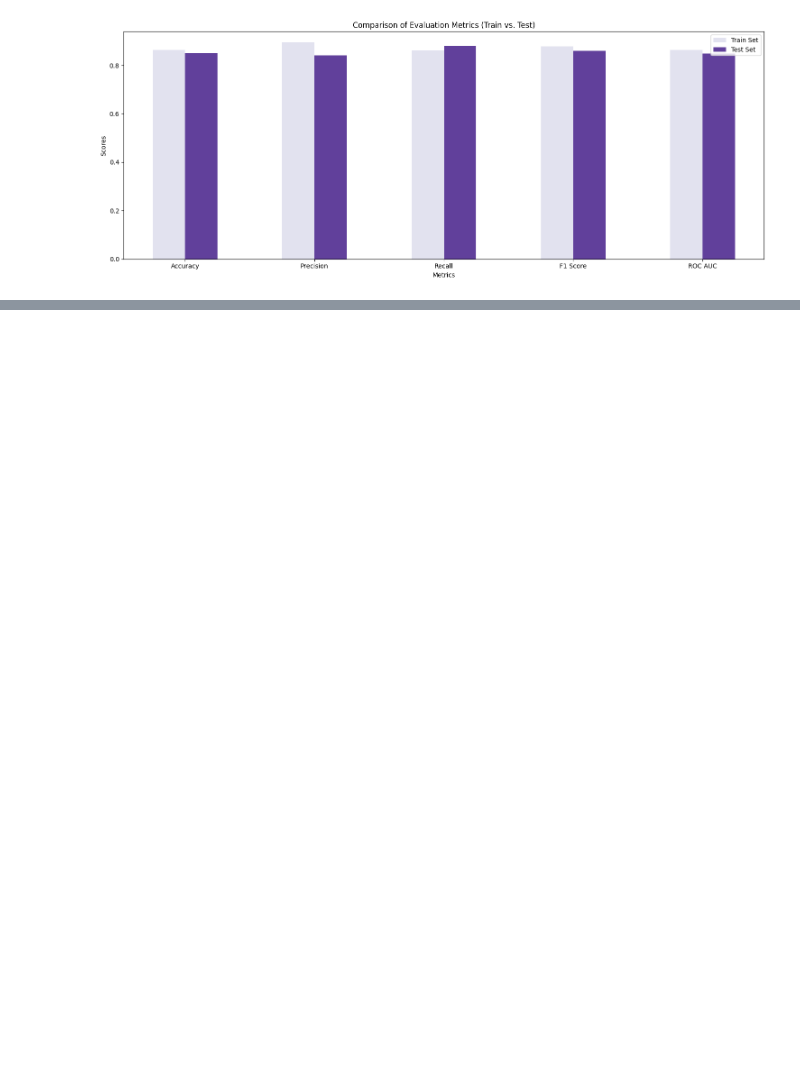
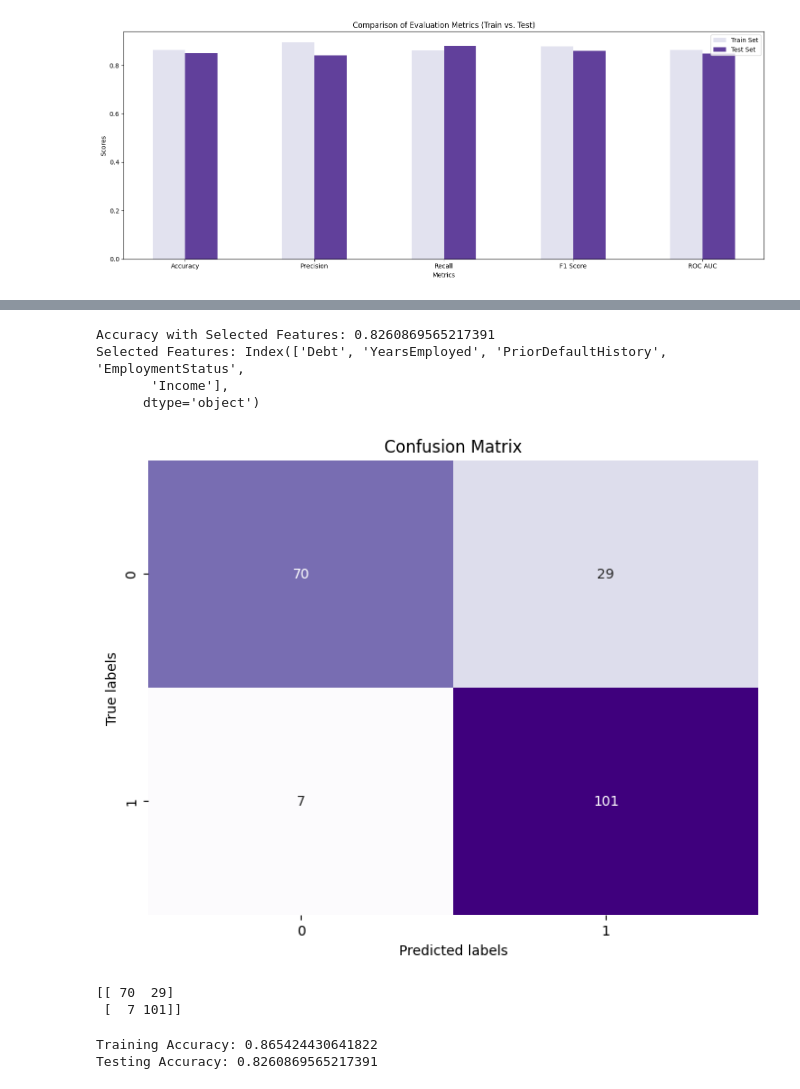
Before and after one commit to Bubly28/Credit-Card-Approval, a Jupyter notebook: DS_Project.ipynb, the cells around one changed output, grey strips where cells are left out. Cells and saved outputs as stored; diff of their text form; code cells hidden in the pictures; blank space fills up the shorter version.

```diff
--- a/DS_Project.ipynb
+++ b/DS_Project.ipynb
@@ -628,0 +750,71 @@ plt.show()
+# %%
+from sklearn.feature_selection import RFE
+from sklearn.tree import DecisionTreeClassifier
+from sklearn.metrics import accuracy_score
+
+# Initialize a decision tree classifier
+decision_tree = DecisionTreeClassifier(max_depth=3, min_samples_leaf=1, min_samples_split=2, random_state=42)
+# Initialize Recursive Feature Elimination (RFE) with the decision tree classifier
+rfe = RFE(estimator=decision_tree, n_features_to_select=5)  # Select top 5 features, you can adjust this number
+
+# Fit RFE to the training data and transform the data
+X_train_selected = rfe.fit_transform(X_train, y_train)
+X_test_selected = rfe.transform(X_test)
+
+# Train the decision tree classifier on the selected features
+decision_tree.fit(X_train_selected, y_train)
+
+# Make predictions on the testing data
+y_pred_selected = decision_tree.predict(X_test_selected)
+
+# Evaluate the model's performance
+accuracy_selected = accuracy_score(y_test, y_pred_selected)
+print("Accuracy with Selected Features:", accuracy_selected)
+
+# Get the selected feature indices
+selected_feature_indices = rfe.get_support(indices=True)
+
+# Get the names of the selected features
+selected_features = X.columns[selected_feature_indices]
+print("Selected Features:", selected_features)
+# %% [output]
+Accuracy with Selected Features: 0.8260869565217391
+Selected Features: Index(['Debt', 'YearsEmployed', 'PriorDefaultHistory', 'EmploymentStatus',
+       'Income'],
+      dtype='object')
+# %%
+from sklearn.metrics import confusion_matrix
+import matplotlib.pyplot as plt
+import seaborn as sns
+
+# Calculate confusion matrix for test set with selected features
+conf_matrix_selected = confusion_matrix(y_test, y_pred_selected)
+
+# Plot confusion matrix for test set with selected features
+plt.figure(figsize=(8, 6))
+sns.heatmap(conf_matrix_selected, annot=True, fmt="d", cmap="Purples", cbar=False)
+plt.xlabel("Predicted labels")
+plt.ylabel("True labels")
+plt.title("Confusion Matrix")
+plt.show()
+print(conf_matrix_selected)
+# %% [output]
+[figure, added]
+[[ 70  29]
+ [  7 101]]
+# %%
+from sklearn.metrics import accuracy_score
+
+# Make predictions on the training data
+y_train_pred = decision_tree.predict(X_train_selected)
+
+# Calculate the accuracy on the training data
+train_accuracy = accuracy_score(y_train, y_train_pred)
+print("Training Accuracy:", train_accuracy)
+
+# Calculate the accuracy on the testing data
+test_accuracy = accuracy_score(y_test, y_pred_selected)
+print("Testing Accuracy:", test_accuracy)
+# %% [output]
+Training Accuracy: 0.865424430641822
+Testing Accuracy: 0.8260869565217391
```
Also changed, not shown: parts of 16 cells of this notebook.
